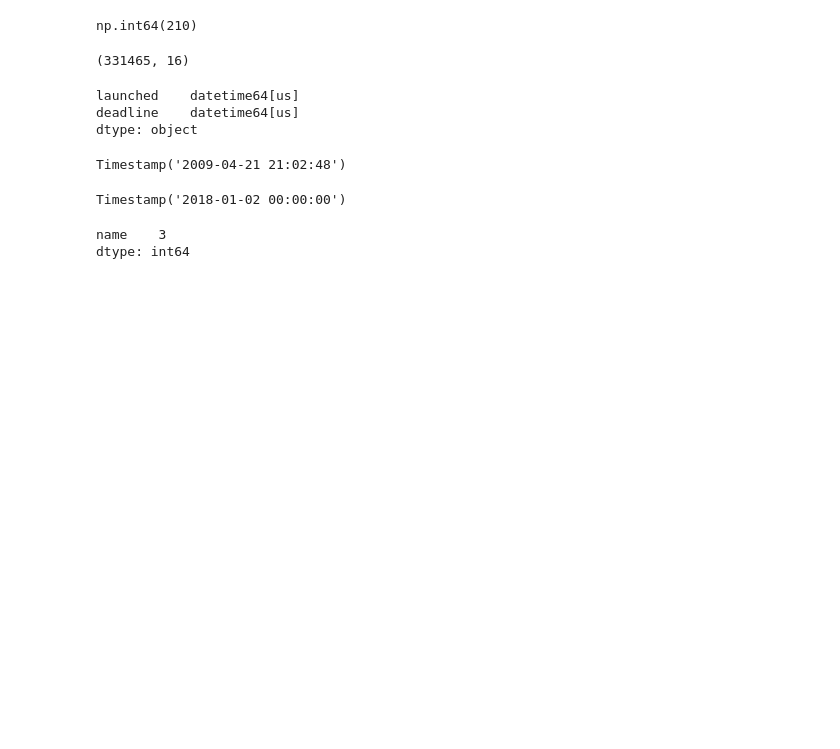
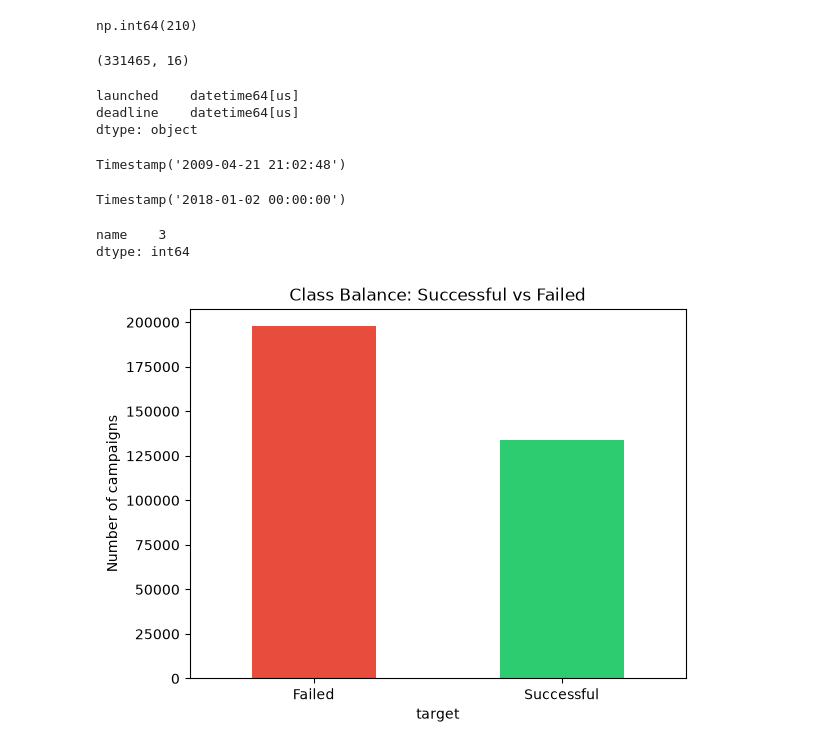
Before and after one commit to Soumya-205/WillItFund, a Jupyter notebook: notebooks/01_explorarion.ipynb, the cells around one changed output. Saved outputs shown, nothing was run; the diff lists cells and outputs as text; code cells hidden in the pictures; blank space fills up the shorter version.

Commit message:
EDA plots, found round-number goal anchoring pattern, cleaned duration outliers

```diff
--- a/notebooks/01_explorarion.ipynb
+++ b/notebooks/01_explorarion.ipynb
@@ -158,0 +162,8 @@ dtype: int64
+# %%
+df_clean["target"].value_counts().plot(kind="bar", color=["#e74c3c", "#2ecc71"])
+plt.xticks([0,1], ["Failed", "Successful"], rotation=0)
+plt.ylabel("Number of campaigns")
+plt.title("Class Balance: Successful vs Failed")
+plt.show()
+# %% [output]
+[figure, added]
```
Also changed, not shown: parts of 9 cells of this notebook.
